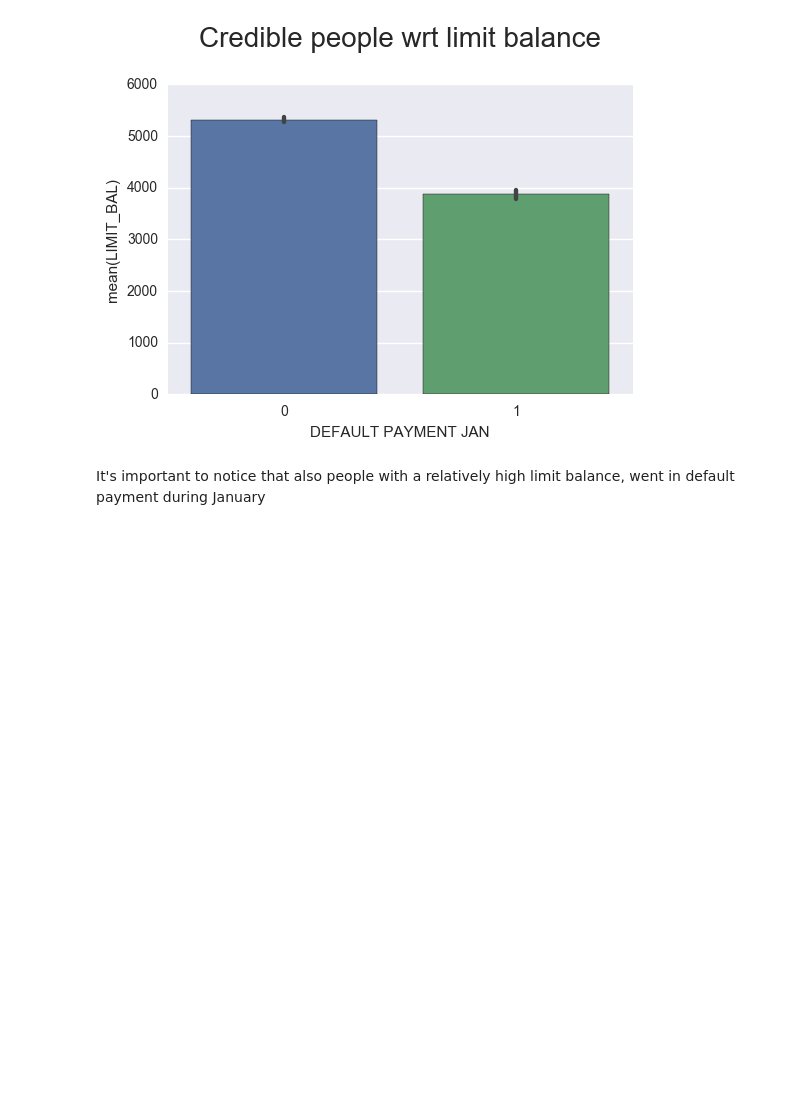
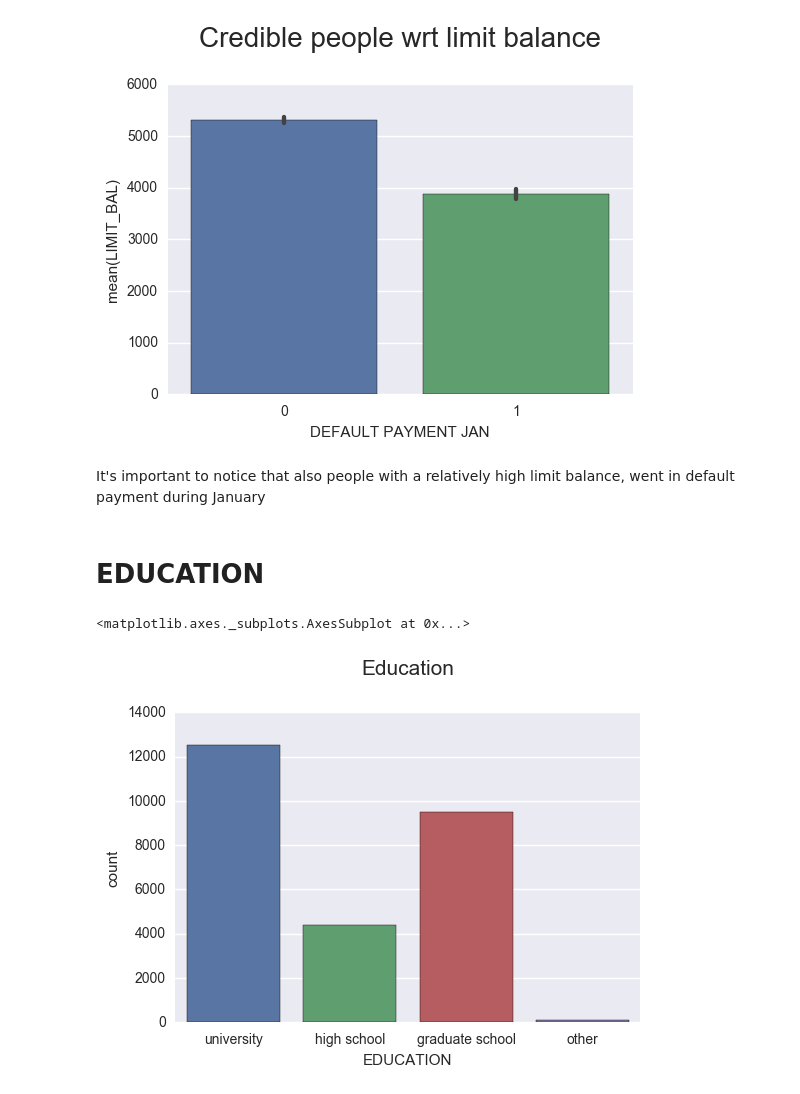
Before and after one commit to pietrodimarco91/Machine-Learning-Project-Loan-Default-Prediction, a Jupyter notebook: DataExplorationCarmen.ipynb, the cells around one changed output. Drawn from its saved outputs; the diff is of its cells as text; code cells hidden in the pictures; blank space fills up the shorter version.

```diff
--- a/DataExplorationCarmen.ipynb
+++ b/DataExplorationCarmen.ipynb
@@ -122,3 +152,5 @@ The limit balance given to women is a little bit higher than the one given to ma
+# %%
+train["SEX"]=train["SEX"].fillna("F")
 # %% [markdown]
 __Limit Balance__
 # %%
@@ -129,3 +161,11 @@ sns.barplot(x = 'DEFAULT PAYMENT JAN', y='LIMIT_BAL', data=train)
 [figure]
 # %% [markdown]
 It's important to notice that also people with a relatively high limit balance, went in default payment during January
+# %% [markdown]
+# EDUCATION
+# %%
+plt.title('Education',size=15,y=1.1)
+sns.countplot(x='EDUCATION',data=train)
+# %% [output]
+<matplotlib.axes._subplots.AxesSubplot at 0x...>
+[figure, added]
```
Also changed, not shown: parts of 49 cells of this notebook.
